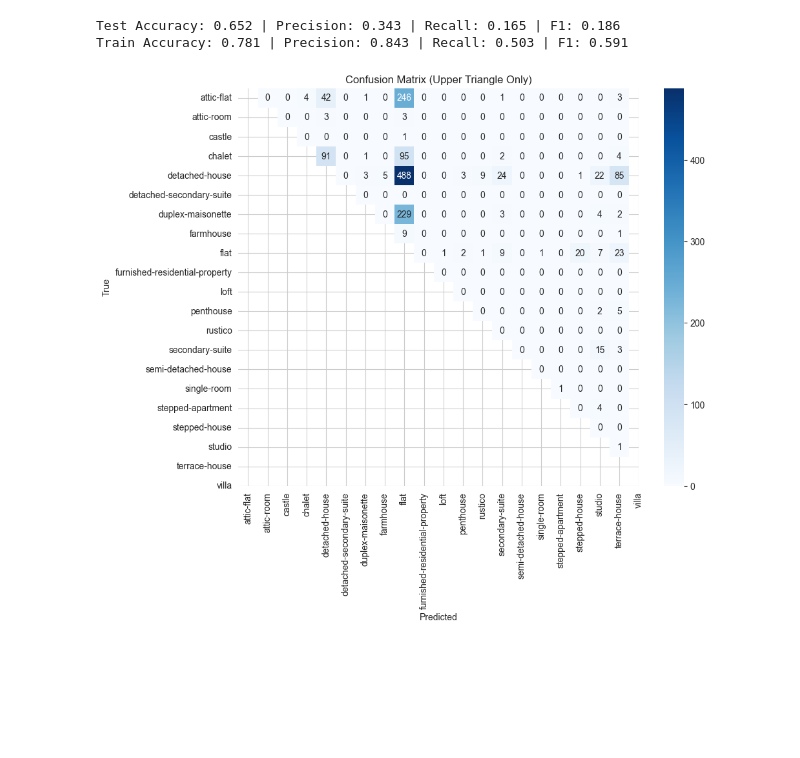
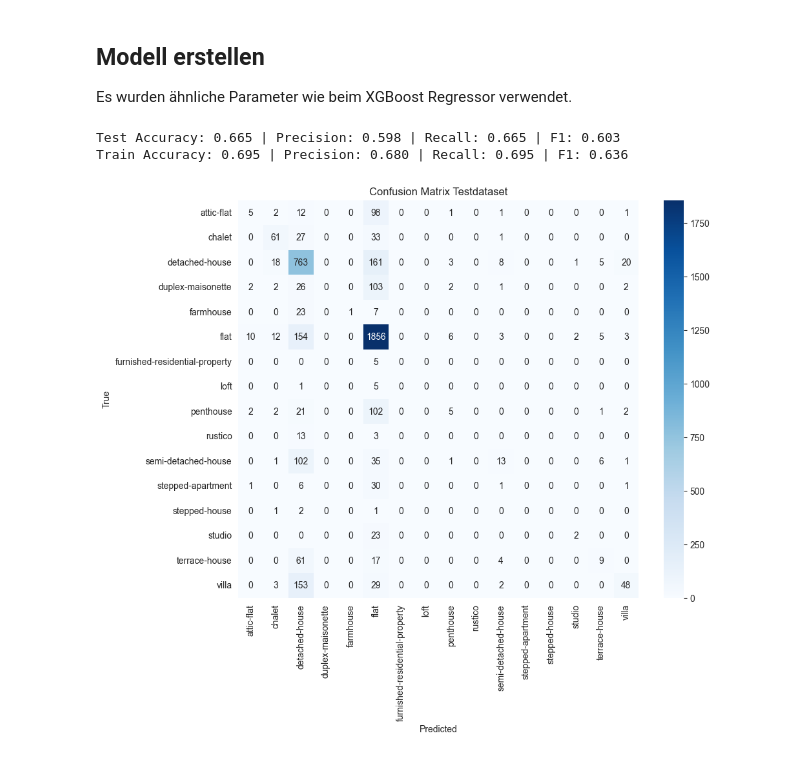
Before and after one commit to staldenhoefler/immo_challenge, a Jupyter notebook: notebooks/XGBoost_Classifier.ipynb, the cells around one changed output. Saved outputs shown, nothing was run; the diff lists cells and outputs as text; code cells hidden in the pictures; blank space fills up the shorter version.

```diff
--- a/notebooks/XGBoost_Classifier.ipynb
+++ b/notebooks/XGBoost_Classifier.ipynb
@@ -9,7 +12,6 @@ from src.dataPipeline import DataPipeline
 os.chdir('..')
 
 imputer = KNNImputer(n_neighbors=5)
-#imputer = SimpleImputer(strategy='mean')
 
 dp = DataPipeline()
-df = dp.runPipeline(normalizeAndStandardize=True, get_dummies=False, imputer=imputer)
+df = dp.runPipeline(normalizeAndStandardize=False, get_dummies=False, imputer=imputer)
@@ -19,8 +23,15 @@ import numpy as np
 from sklearn.metrics import accuracy_score, precision_score, recall_score, f1_score
 from sklearn.model_selection import train_test_split
 from sklearn.preprocessing import LabelEncoder
+from sklearn.preprocessing import StandardScaler
 
+scaler = StandardScaler()
+columns_to_drop = ['type_unified']
+columns = [col for col in df.columns if col not in columns_to_drop]
+df[columns] = scaler.fit_transform(df[columns])
 
+merge_mapping = {    'attic-room': 'attic-flat',    'castle': 'farmhouse',    'detached-secondary-suite': 'detached-house',    'single-room': 'studio',    'secondary-suite': 'duplex-maisonette'}
+df['type_unified'] = df['type_unified'].replace(merge_mapping)
 
 y = df['type_unified']
 label_encoder = LabelEncoder()
@@ -28,3 +39,4 @@ y = label_encoder.fit_transform(y)
 
 
 X = df.drop(columns=['type_unified'])
+df.head()
@@ -31,17 +51,20 @@ X = df.drop(columns=['type_unified'])
+# %% [markdown]
+## Modell erstellen
+Es wurden ähnliche Parameter wie beim XGBoost Regressor verwendet.
 # %%
 
 
-train_test_split_ratio = 0.5
-X_train, X_test, y_train, y_test = train_test_split(X, y, test_size=train_test_split_ratio, random_state=42)
+train_test_split_ratio = 0.2
+X_train, X_test, y_train, y_test = train_test_split(X, y, test_size=train_test_split_ratio)
 
-model = XGBClassifier(n_estimators=100, max_depth=5, learning_rate=0.2, reg_alpha=0.9, reg_lambda=0.9, objective='multi:softmax', num_class=len(label_encoder.classes_))
+model = XGBClassifier(objective='multi:softmax', eval_metric='pre', num_class=len(label_encoder.classes_),n_estimators=500, learning_rate=0.2, max_depth=6, reg_lambda=4, reg_alpha=8, subsample=0.7, min_split_loss=4, min_child_weight=4,tree_method='hist', verbosity=1, n_jobs=-1)
 model.fit(X_train, y_train)
 y_pred = model.predict(X_test)
 
 accuracy = accuracy_score(y_test, y_pred)
-precision = precision_score(y_test, y_pred, average='macro')
-recall = recall_score(y_test, y_pred, average='macro')
-f1 = f1_score(y_test, y_pred, average='macro')
+precision = precision_score(y_test, y_pred, average='weighted')
+recall = recall_score(y_test, y_pred, average='weighted')
+f1 = f1_score(y_test, y_pred, average='weighted')
 
 print(f'Test Accuracy: {accuracy:.3f} | Precision: {precision:.3f} | Recall: {recall:.3f} | F1: {f1:.3f}')
 
@@ -50,36 +73,30 @@ print(f'Test Accuracy: {accuracy:.3f} | Precision: {precision:.3f} | Recall: {re
 y_pred_train = model.predict(X_train)
 
 accuracy = accuracy_score(y_train, y_pred_train)
-precision = precision_score(y_train, y_pred_train, average='macro')
-recall = recall_score(y_train, y_pred_train, average='macro')
-f1 = f1_score(y_train, y_pred_train, average='macro')
+precision = precision_score(y_train, y_pred_train, average='weighted')
+recall = recall_score(y_train, y_pred_train, average='weighted')
+f1 = f1_score(y_train, y_pred_train, average='weighted')
 
 print(f'Train Accuracy: {accuracy:.3f} | Precision: {precision:.3f} | Recall: {recall:.3f} | F1: {f1:.3f}')
 # %% [output]
-Test Accuracy: 0.652 | Precision: 0.343 | Recall: 0.165 | F1: 0.186
-Train Accuracy: 0.781 | Precision: 0.843 | Recall: 0.503 | F1: 0.591
+Test Accuracy: 0.665 | Precision: 0.598 | Recall: 0.665 | F1: 0.603
+Train Accuracy: 0.695 | Precision: 0.680 | Recall: 0.695 | F1: 0.636
 # %%
 from sklearn.metrics import confusion_matrix
 import seaborn as sns
 import matplotlib.pyplot as plt
-import numpy as np
 
 # Generate the confusion matrix
 conf_matrix = confusion_matrix(y_test, y_pred)
 
-# Create a mask for the lower triangle
-mask = np.tril(np.ones_like(conf_matrix, dtype=bool))
-
-# Mask the lower triangle by setting it to NaN
-conf_matrix_upper = np.where(mask, np.nan, conf_matrix)
-
-# Plot the confusion matrix
+# Plot the confusion matrix without masking
 plt.figure(figsize=(10, 8))
-sns.heatmap(conf_matrix, annot=True, fmt='d', cmap='Blues', xticklabels=label_encoder.classes_, yticklabels=label_encoder.classes_, mask=mask)
+sns.heatmap(conf_matrix, annot=True, fmt='d', cmap='Blues', xticklabels=label_encoder.classes_,
+            yticklabels=label_encoder.classes_, cbar=True)
 
 plt.xlabel('Predicted')
 plt.ylabel('True')
-plt.title('Confusion Matrix (Upper Triangle Only)')
+plt.title('Confusion Matrix Testdataset')
 plt.show()
 # %% [output]
-[figure, old version]
+[figure, new version]
```
Also changed, not shown: parts of 4 cells of this notebook, 8 other files.
